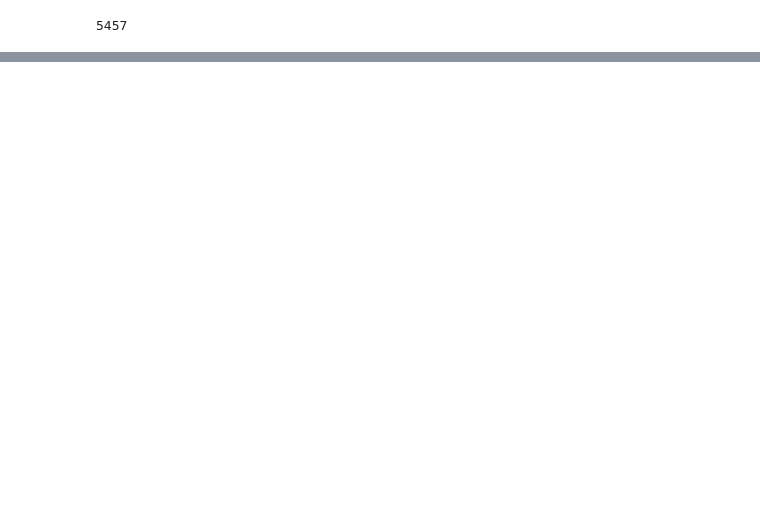
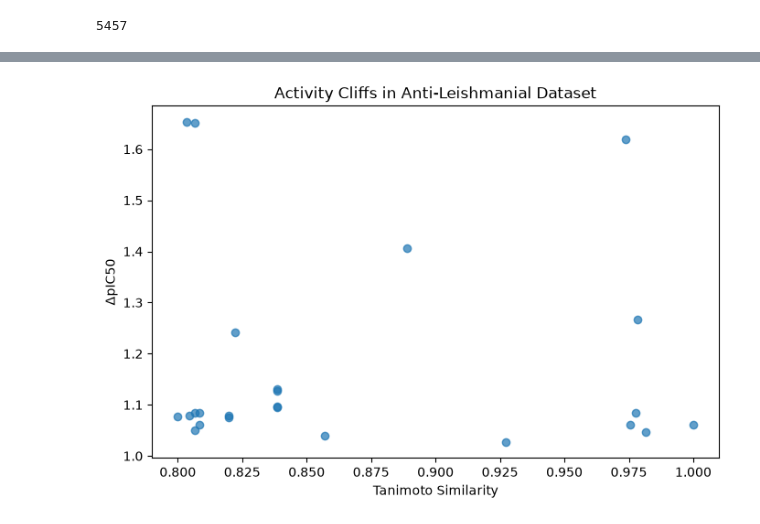
Before and after one commit to khushwantbhangu/anti-leishmania-qsar, a Jupyter notebook: notebooks/08_activity_cliff_analysis.ipynb, the cells around one changed output, grey strips where cells are left out. Cells and saved outputs as stored; diff of their text form; code cells hidden in the pictures; blank space fills up the shorter version.

```diff
--- a/notebooks/08_activity_cliff_analysis.ipynb
+++ b/notebooks/08_activity_cliff_analysis.ipynb
@@ -90,0 +389,23 @@ for i in range(len(subset)):
+# %%
+plt.figure(figsize=(8,5))
+
+plt.scatter(
+    cliffs_df["Similarity"],
+    cliffs_df["Delta_pIC50"],
+    alpha=0.7
+)
+
+plt.xlabel("Tanimoto Similarity")
+plt.ylabel("ΔpIC50")
+
+plt.title(
+    "Activity Cliffs in Anti-Leishmanial Dataset"
+)
+plt.savefig(
+    "../results/activity_cliff_scatter.png",
+    dpi=300,
+    bbox_inches="tight"
+)
+plt.show()
+# %% [output]
+[figure, added]
```
Also changed, not shown: parts of 18 cells of this notebook, 7 other files.
